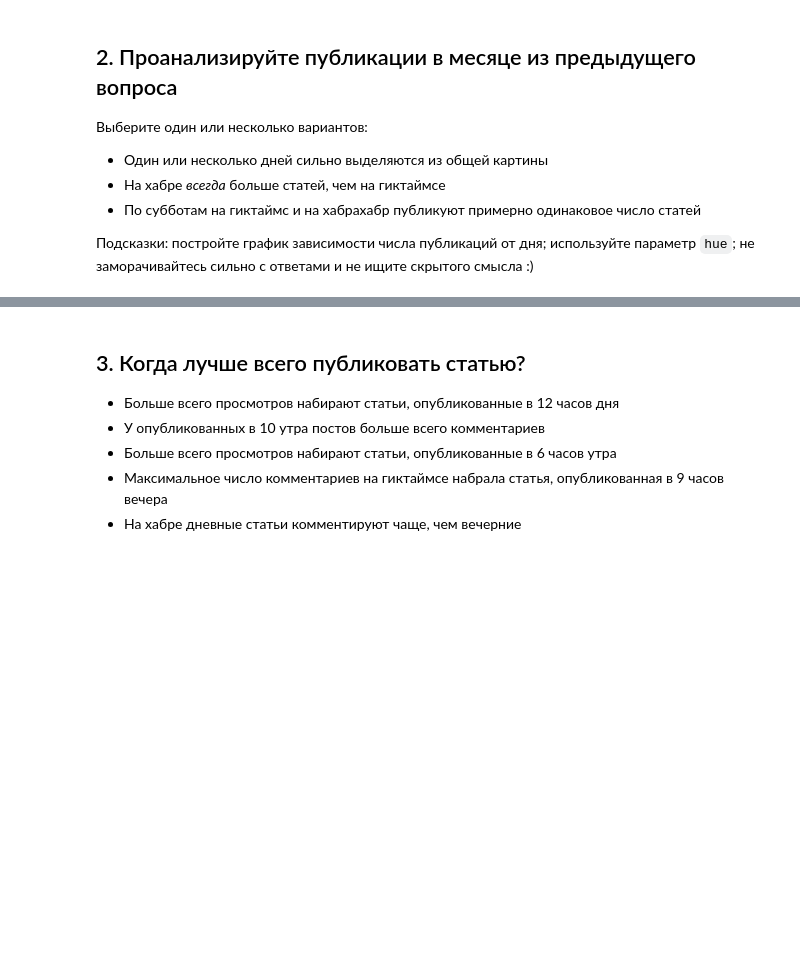
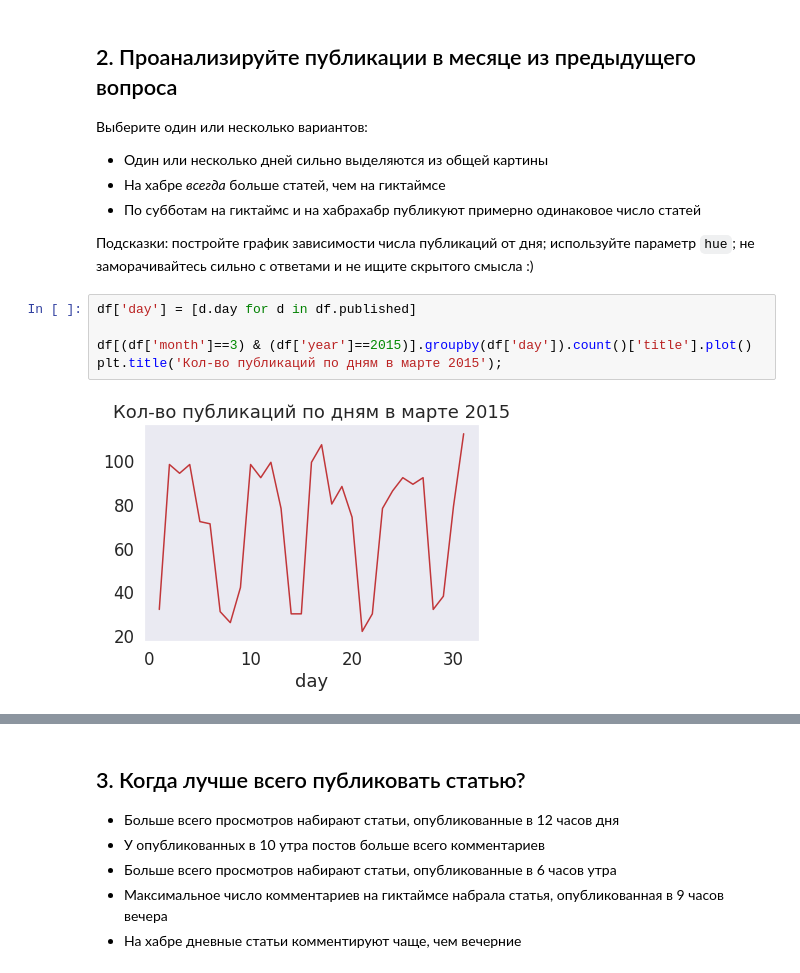
Before and after one commit to trojanskehesten/ODS, a Jupyter notebook: week2/assignment02_habr_visual_analysis.ipynb, the cells around one changed output, grey strips where cells are left out. Drawn from its saved outputs; the diff is of its cells as text; blank space fills up the shorter version.

```diff
--- a/week2/assignment02_habr_visual_analysis.ipynb
+++ b/week2/assignment02_habr_visual_analysis.ipynb
@@ -122,3 +127,10 @@ df['hour'] = [d.hour for d in df.published]
 * По субботам на гиктаймс и на хабрахабр публикуют примерно одинаковое число статей
 
 Подсказки: постройте график зависимости числа публикаций от дня; используйте параметр `hue`; не заморачивайтесь сильно с ответами и не ищите скрытого смысла :)
+# %%
+df['day'] = [d.day for d in df.published]
+
+df[(df['month']==3) & (df['year']==2015)].groupby(df['day']).count()['title'].plot()
+plt.title('Кол-во публикаций по дням в марте 2015');
+# %% [output]
+[figure, added]
```
Also changed, not shown: parts of 14 cells of this notebook.
